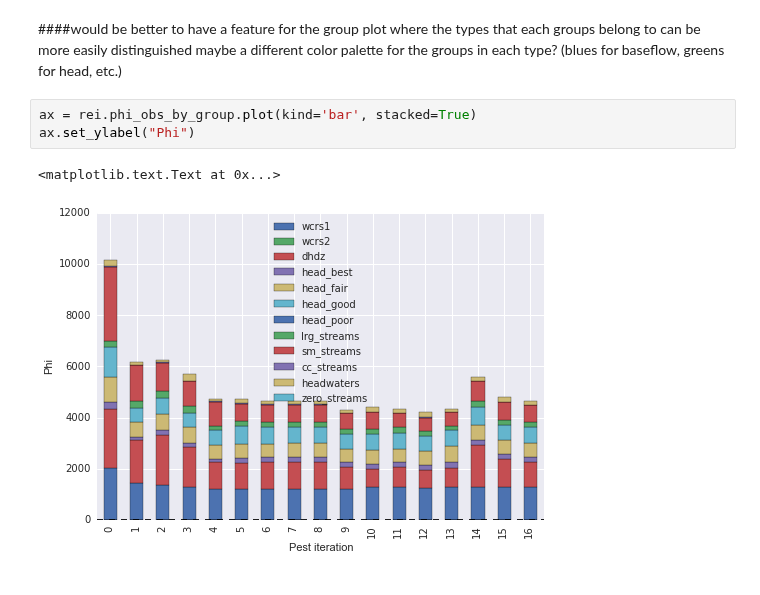
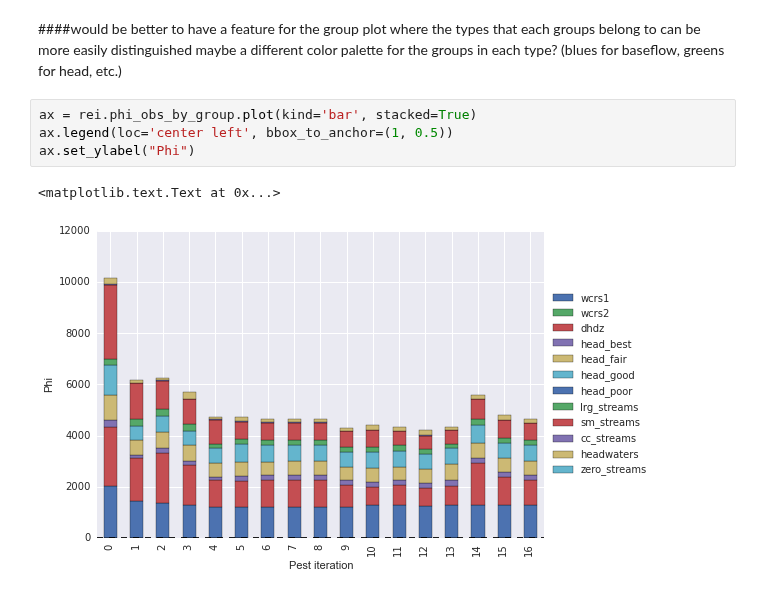
Before and after one commit to PESTools/pestools, a Jupyter notebook: examples/Rei.ipynb, the cells around one changed output. Saved outputs shown, nothing was run; the diff lists cells and outputs as text.

```diff
--- a/examples/Rei.ipynb
+++ b/examples/Rei.ipynb
@@ -184,7 +184,8 @@ ax.set_ylabel("Phi")
 maybe a different color palette for the groups in each type? (blues for baseflow, greens for head, etc.)
 # %%
 ax = rei.phi_obs_by_group.plot(kind='bar', stacked=True)
+ax.legend(loc='center left', bbox_to_anchor=(1, 0.5))
 ax.set_ylabel("Phi")
 # %% [output]
 <matplotlib.text.Text at 0x...>
-[figure, old version]
+[figure, new version]
```
Also changed, not shown: 3 other files.
